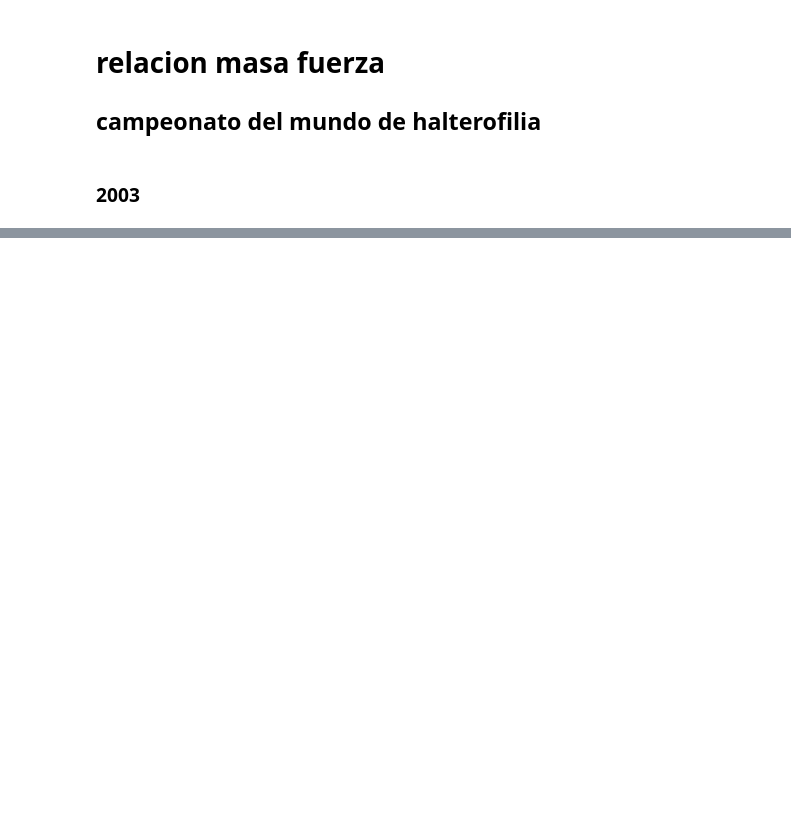
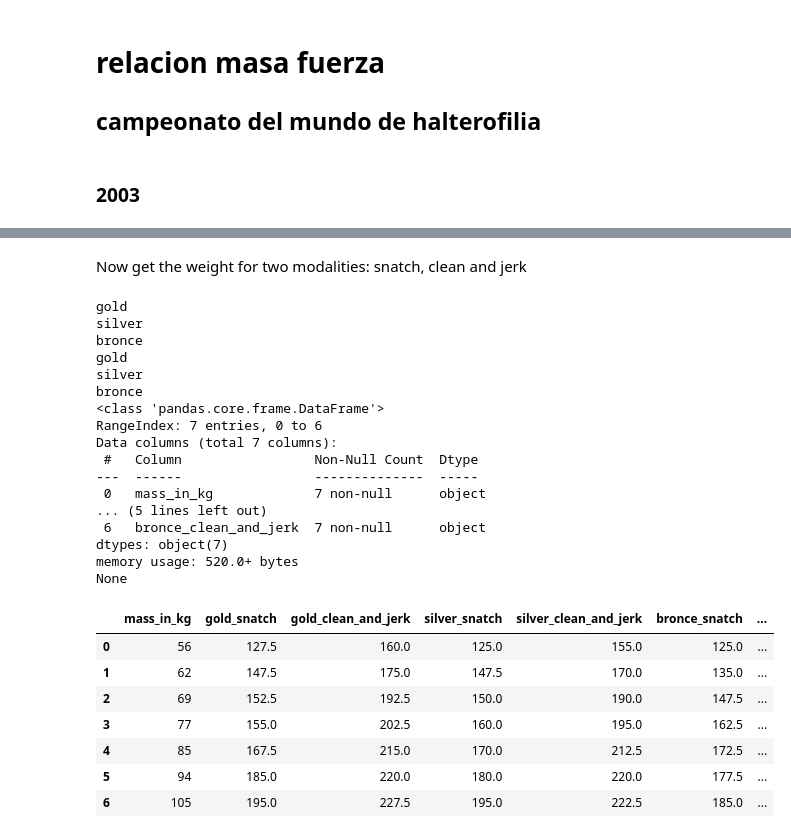
Before and after one commit to emuro/EM_probando, a Jupyter notebook: EM_scaling_law/wes_book.ipynb, the cells around one changed output, grey strips where cells are left out. Drawn from its saved outputs; the diff is of its cells as text; code cells hidden in the pictures; blank space fills up the shorter version.

```diff
--- a/EM_scaling_law/wes_book.ipynb
+++ b/EM_scaling_law/wes_book.ipynb
@@ -15,10 +18,9 @@ Writing table 3 to /tmp/halterofilia/2003/table_3_medallero_femenino.csv
 # %%
 input_file =  "/tmp/halterofilia/2003/table_1_medallistas_masculino.csv"
-male_2003_df = pd.read_csv(input_file)
+male_df = pd.read_csv(input_file)
 cols = ["mass_in_kg", "gold", "silver", "bronce"]
-male_2003_df.columns = cols
-male_2003_df.info()
-display(male_2003_df)
+male_df.columns = cols
+male_df.info()
 # %% [output]
 <class 'pandas.core.frame.DataFrame'>
 RangeIndex: 8 entries, 0 to 7
@@ -69,0 +67,45 @@ Name: gold, dtype: object
+# %% [markdown]
+Now get the weight for two modalities: snatch, clean and jerk
+# %%
+for i in male_df.columns[1:]:
+    print(i)
+    male_df.loc[:, i] = male_df.loc[:,i].str.split('=').str[0]
+#
+for i in male_df.columns[1:].copy():
+    print(i)
+    newcol1 = i+"_snatch"
+    newcol2 = i+"_clean_and_jerk"
+    male_df.loc[:, newcol1] = male_df.loc[:,i].str.split('+').str[0] # get it
+    male_df.loc[:, newcol2] = male_df.loc[:,i].str.split('+').str[1] # get
+    male_df = male_df.drop(i, axis=1)
+male_df = male_df.drop(index=male_df.index[-1])
+
+#male_df.iloc[:,:].apply(pd.to_numeric)
+print(male_df.info())
+male_df
+# %% [output]
+gold
+silver
+bronce
+gold
+silver
+bronce
+<class 'pandas.core.frame.DataFrame'>
+RangeIndex: 7 entries, 0 to 6
+Data columns (total 7 columns):
+ #   Column                 Non-Null Count  Dtype
+---  ------                 --------------  -----
+ 0   mass_in_kg             7 non-null      object
+... (5 lines left out)
+ 6   bronce_clean_and_jerk  7 non-null      object
+dtypes: object(7)
+memory usage: 520.0+ bytes
+None
+|  | mass_in_kg | gold_snatch | gold_clean_and_jerk | silver_snatch | silver_clean_and_jerk | bronce_snatch | ... |
+| 0 | 56 | 127.5 | 160.0 | 125.0 | 155.0 | 125.0 | ... |
+| 1 | 62 | 147.5 | 175.0 | 147.5 | 170.0 | 135.0 | ... |
+| 2 | 69 | 152.5 | 192.5 | 150.0 | 190.0 | 147.5 | ... |
+| 3 | 77 | 155.0 | 202.5 | 160.0 | 195.0 | 162.5 | ... |
+| 4 | 85 | 167.5 | 215.0 | 170.0 | 212.5 | 172.5 | ... |
+| 5 | 94 | 185.0 | 220.0 | 180.0 | 220.0 | 177.5 | ... |
+| 6 | 105 | 195.0 | 227.5 | 195.0 | 222.5 | 185.0 | ... |
```
Also changed, not shown: parts of 12 cells of this notebook.
